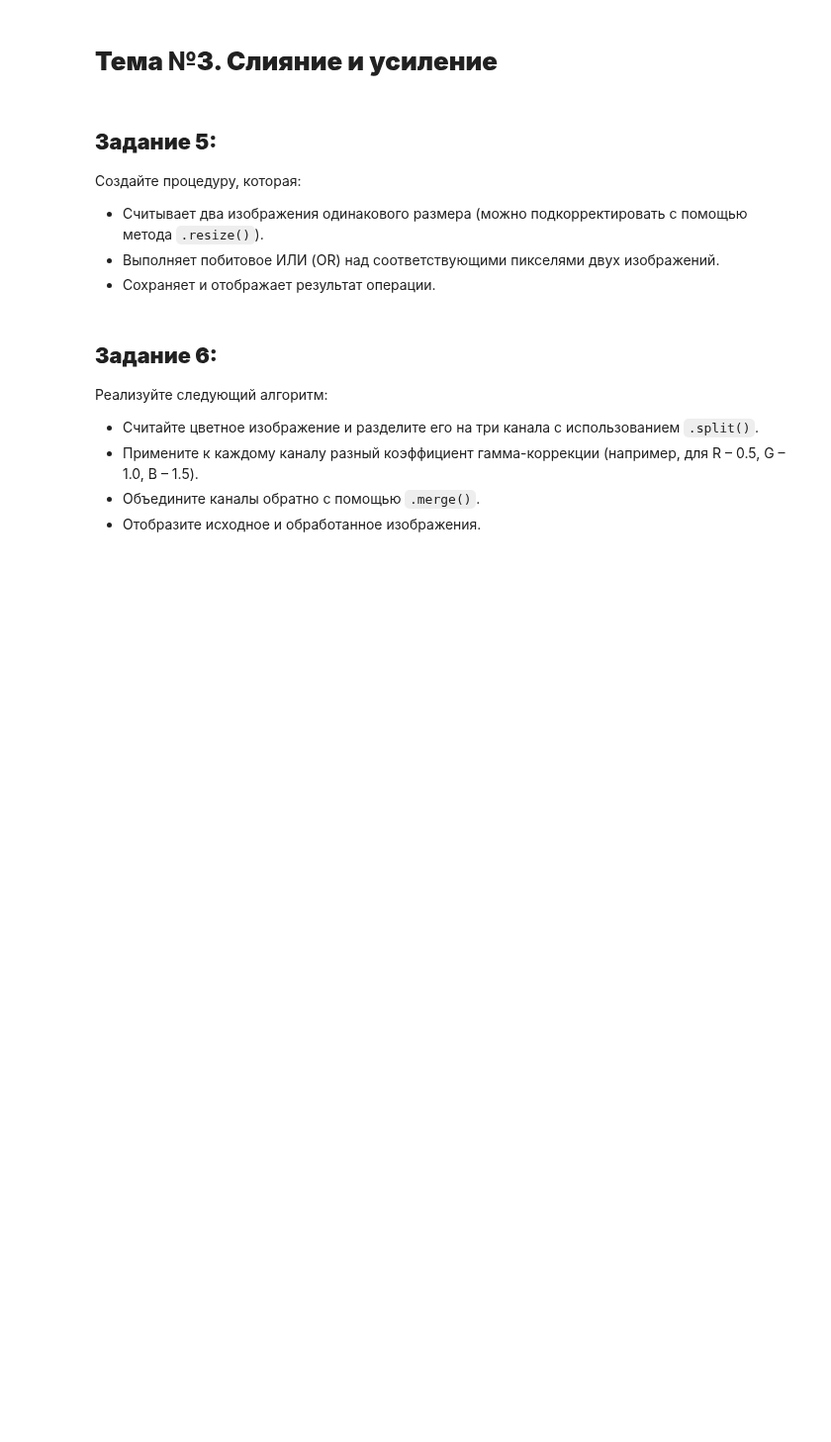
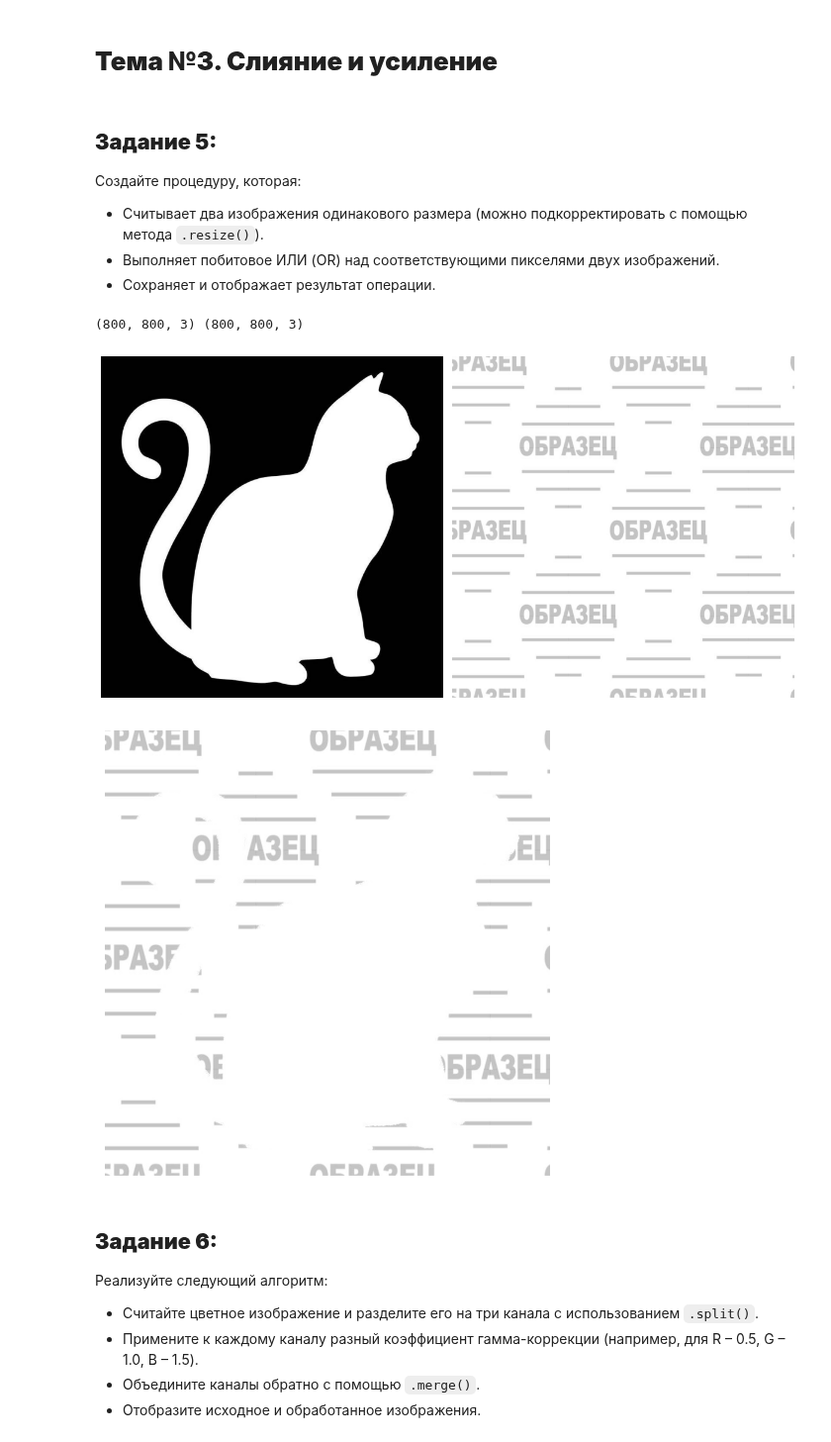
Before and after one commit to ilyak0n/image_processing, a Jupyter notebook: 1/PR1_methods_OpenCV_part1.ipynb, the cells around one changed output. Shown at 99% size. Cells and saved outputs as stored; diff of their text form; code cells hidden in the pictures; blank space fills up the shorter version.

```diff
--- a/1/PR1_methods_OpenCV_part1.ipynb
+++ b/1/PR1_methods_OpenCV_part1.ipynb
@@ -138,3 +162,37 @@ s_channel_enchantment('n74936.jpeg')
+# %%
+def bitwising_or(img1, img2):
+  img1 = cv.imread(img1)
+  img2 = cv.imread(img2)
+
+  resized_img2 = cv.resize(img2, (800, 800), interpolation=cv.INTER_CUBIC)
+  print(img1.shape, resized_img2.shape)
+
+  bitwise_or = cv.bitwise_or(img1, resized_img2)
+
+  plt.figure(figsize=(12,9))
+
+  plt.subplot(1,2,1)
+  plt.imshow(cv.cvtColor(img1, cv.COLOR_BGR2RGB))
+  plt.axis('off')
+
+  plt.subplot(1,2,2)
+  plt.imshow(cv.cvtColor(resized_img2, cv.COLOR_BGR2RGB))
+  plt.axis('off')
+
+  plt.tight_layout()
+  plt.show()
+
+  # plt.subplot(1,3,3)
+  plt.imshow(bitwise_or)
+  plt.axis('off')
+  plt.tight_layout()
+  plt.show()
+
+bitwising_or('123456.jpg', '3654698.jpg')
+# %% [output]
+(800, 800, 3) (800, 800, 3)
+[figure, added]
+[figure, added]
 # %% [markdown]
 ## **Задание 6:**
 Реализуйте следующий алгоритм:
```
Also changed, not shown: parts of 8 cells of this notebook.
